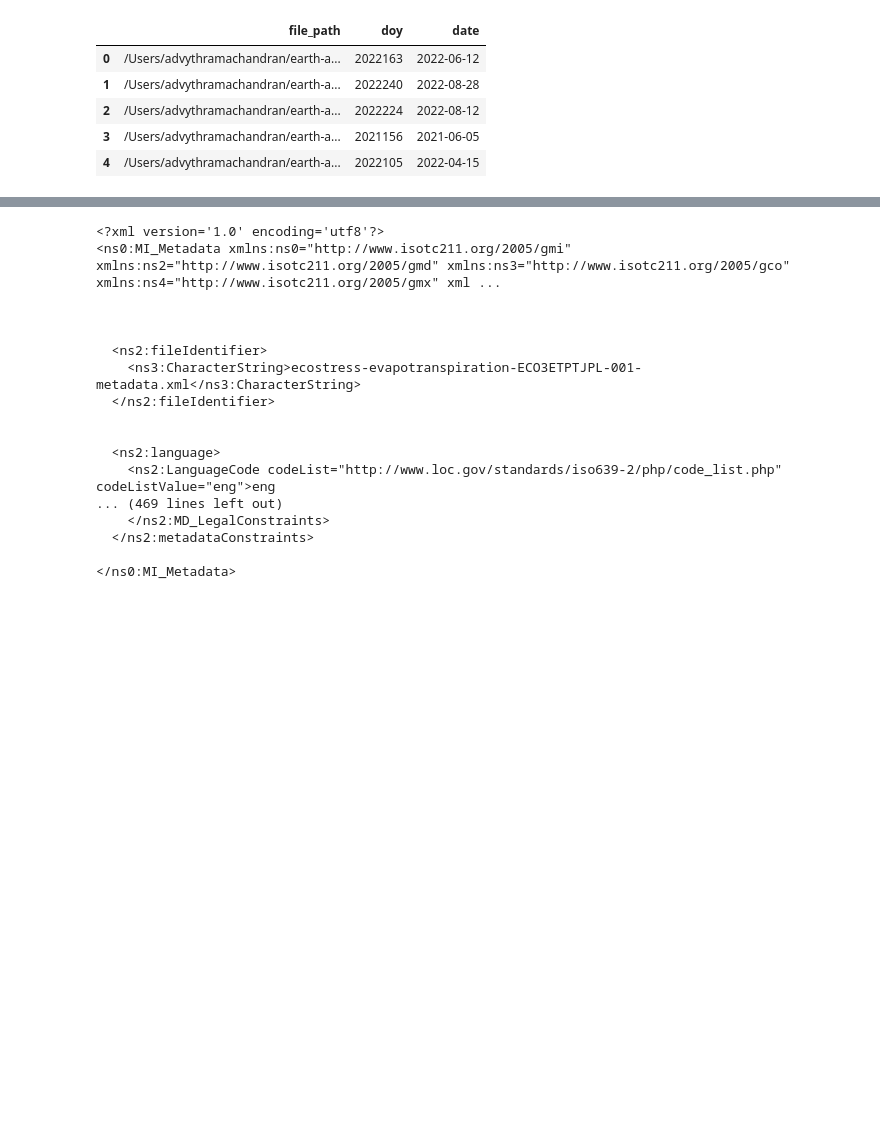
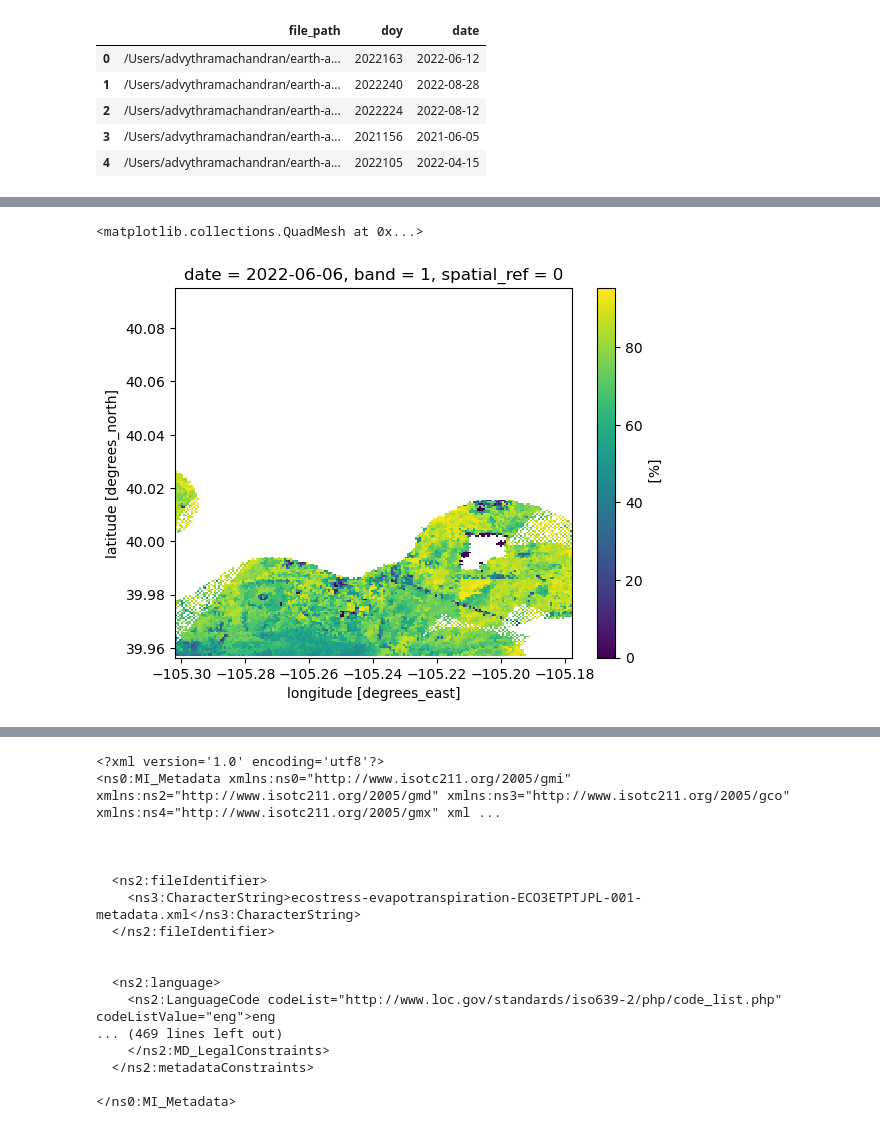
Before and after one commit to advythr/EA-urban-forest-traits, a Jupyter notebook: public-tree-exploratory-analysis.ipynb, the cells around one changed output, grey strips where cells are left out. Cells and saved outputs as stored; diff of their text form; code cells hidden in the pictures; blank space fills up the shorter version.

```diff
--- a/public-tree-exploratory-analysis.ipynb
+++ b/public-tree-exploratory-analysis.ipynb
@@ -30,18 +32,3 @@ for a_dir in [project_dir, data_dir]:
 data             species_list.csv
 # %% [markdown]
 ### Download data
-# %%
-public_tree_url = 'https://gis.bouldercolorado.gov/ags_svr2/rest/services/parks/TreesOpenData/MapServer/0/query?outFields=*&where=1%3D1&f=geojson'
-
-user_agent = (
-        'Mozilla/5.0 (X11; Linux x86_64; rv:60.0) '
-        'Gecko/20100101 Firefox/81.0'
-    )
-
-response = requests.get(public_tree_url,
-                        headers={'User-Agent': user_agent})
-public_tree_data = response.json()
-
-public_tree_gdf = gpd.GeoDataFrame.from_features(public_tree_data['features'])
-public_tree_gdf.crs = "EPSG:4326"
-public_tree_gdf
@@ -500,13 +450,23 @@ def open_data(path_df, diagnostics=False):
 
             continue
 
-    return images_list
+    # Reproject match
+    target_grid = images_list[0]
+    images_reprojected_list = []
+
+    for image in images_list:
+        image_reprojected = image.rio.reproject_match(target_grid)
+
+        images_reprojected_list.append(image_reprojected)
+
+
+    return images_reprojected_list
 
 # Compare with bounds of the city
 city_bbox = boundary_gdf.total_bounds
 print(f'city bounds: {city_bbox}')
 
-et_images_list = open_data(image_paths_subset, diagnostics=False)
+et_images_list = open_data(image_paths, diagnostics=False)
 
 len(et_images_list)
 # %% [output]
@@ -519,0 +491,5 @@ Loaded
+# %%
+et_images_list[82].plot()
+# %% [output]
+<matplotlib.collections.QuadMesh at 0x...>
+[figure, added]
```
Also changed, not shown: parts of 24 cells of this notebook, 1 other file.
